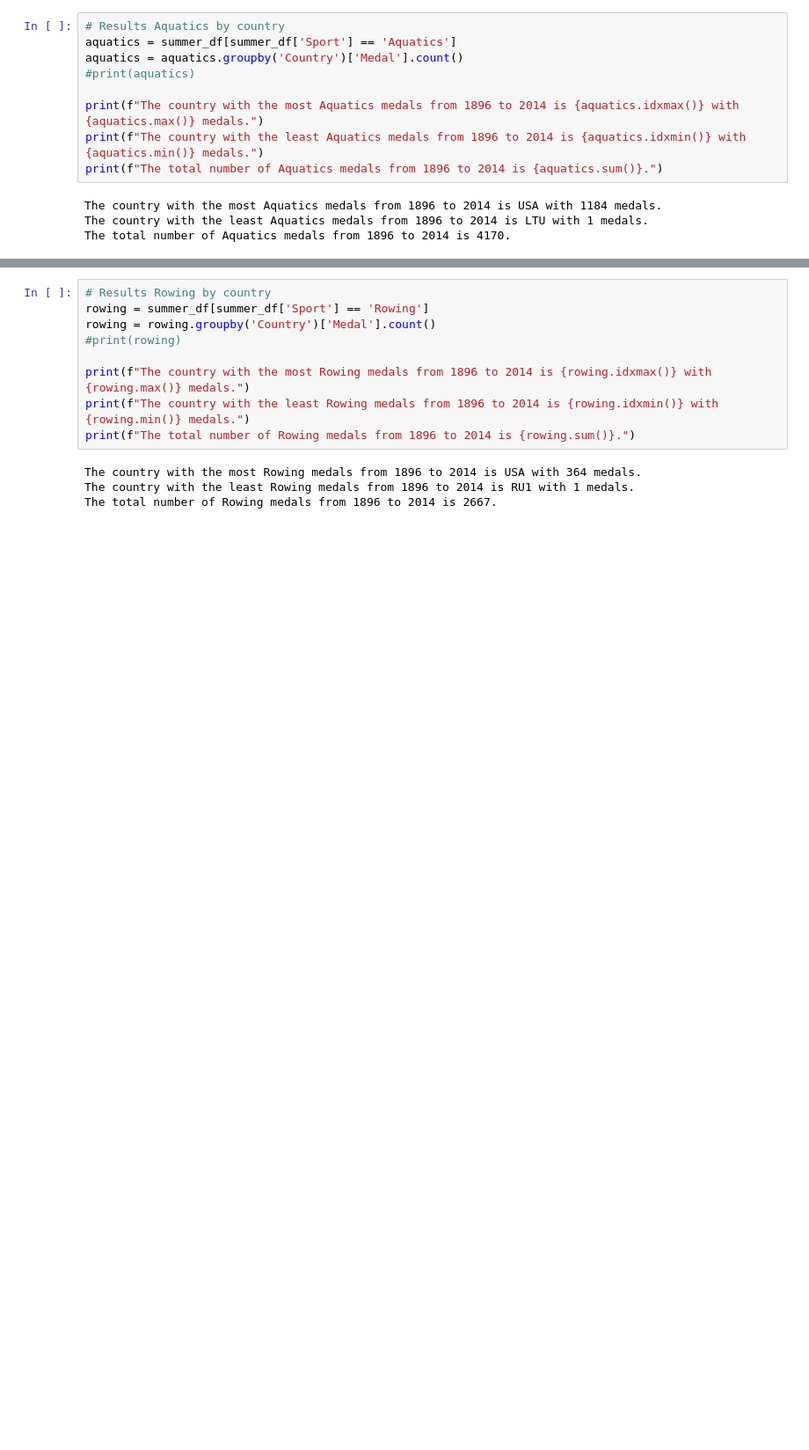
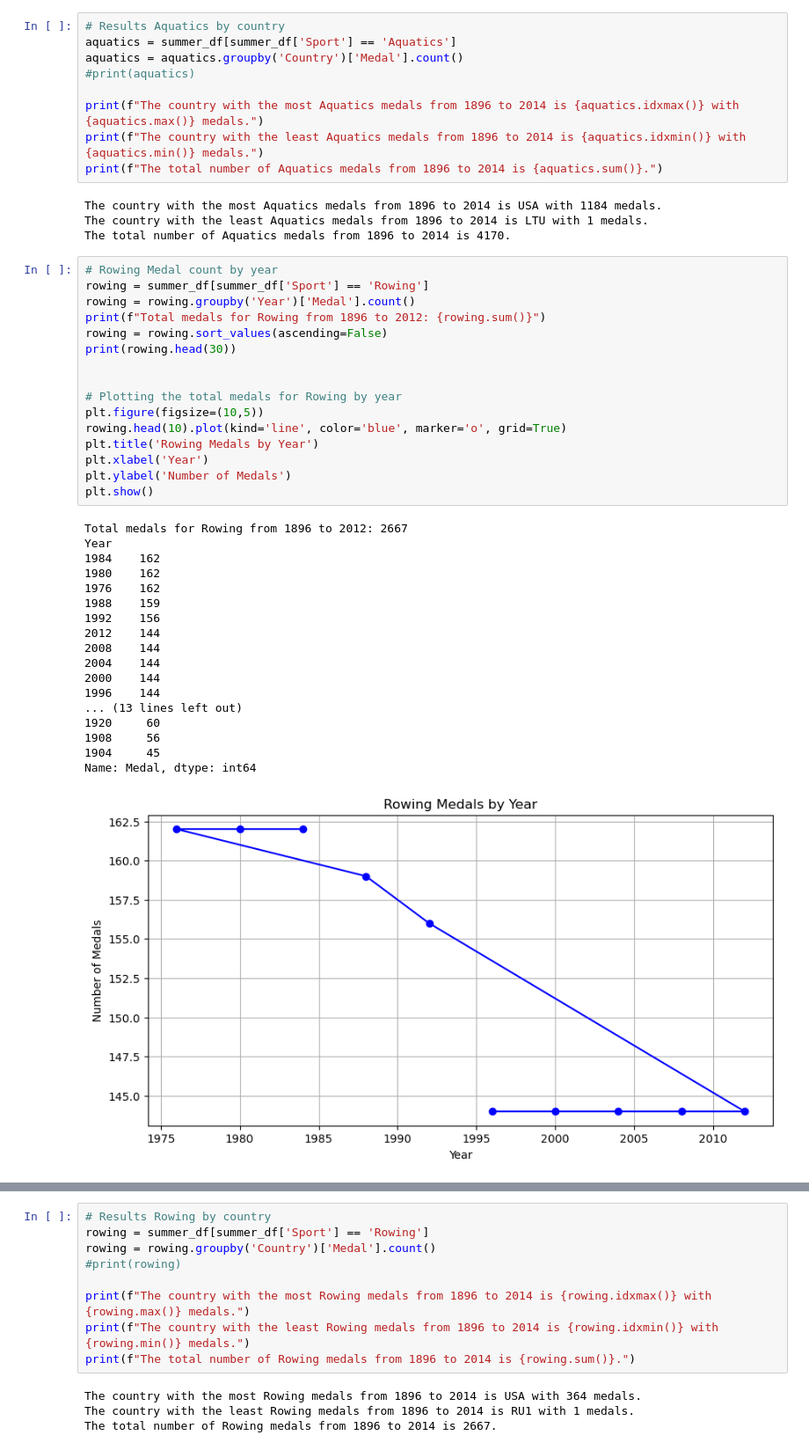
Before and after one commit to AdebolaShelby/Project-1, a Jupyter notebook: project-v1.ipynb, the cells around one changed output, grey strips where cells are left out. Shown at 88% size. Drawn from its saved outputs; the diff is of its cells as text; blank space fills up the shorter version.

```diff
--- a/project-v1.ipynb
+++ b/project-v1.ipynb
@@ -358,6 +393,41 @@ print(f"The total number of Aquatics medals from 1896 to 2014 is {aquatics.sum()
 The country with the most Aquatics medals from 1896 to 2014 is USA with 1184 medals.
 The country with the least Aquatics medals from 1896 to 2014 is LTU with 1 medals.
 The total number of Aquatics medals from 1896 to 2014 is 4170.
+# %%
+# Rowing Medal count by year
+rowing = summer_df[summer_df['Sport'] == 'Rowing']
+rowing = rowing.groupby('Year')['Medal'].count()
+print(f"Total medals for Rowing from 1896 to 2012: {rowing.sum()}")
+rowing = rowing.sort_values(ascending=False)
+print(rowing.head(30))
+
+
+# Plotting the total medals for Rowing by year
+plt.figure(figsize=(10,5))
+rowing.head(10).plot(kind='line', color='blue', marker='o', grid=True)
+plt.title('Rowing Medals by Year')
+plt.xlabel('Year')
+plt.ylabel('Number of Medals')
+plt.show()
+# %% [output]
+Total medals for Rowing from 1896 to 2012: 2667
+Year
+1984    162
+1980    162
+1976    162
+1988    159
+1992    156
+2012    144
+2008    144
+2004    144
+2000    144
+1996    144
+... (13 lines left out)
+1920     60
+1908     56
+1904     45
+Name: Medal, dtype: int64
+[figure, added]
 # %%
 # Rowing Medal count by country
 rowing = summer_df[summer_df['Sport'] == 'Rowing']
```
Also changed, not shown: parts of 4 cells of this notebook.
